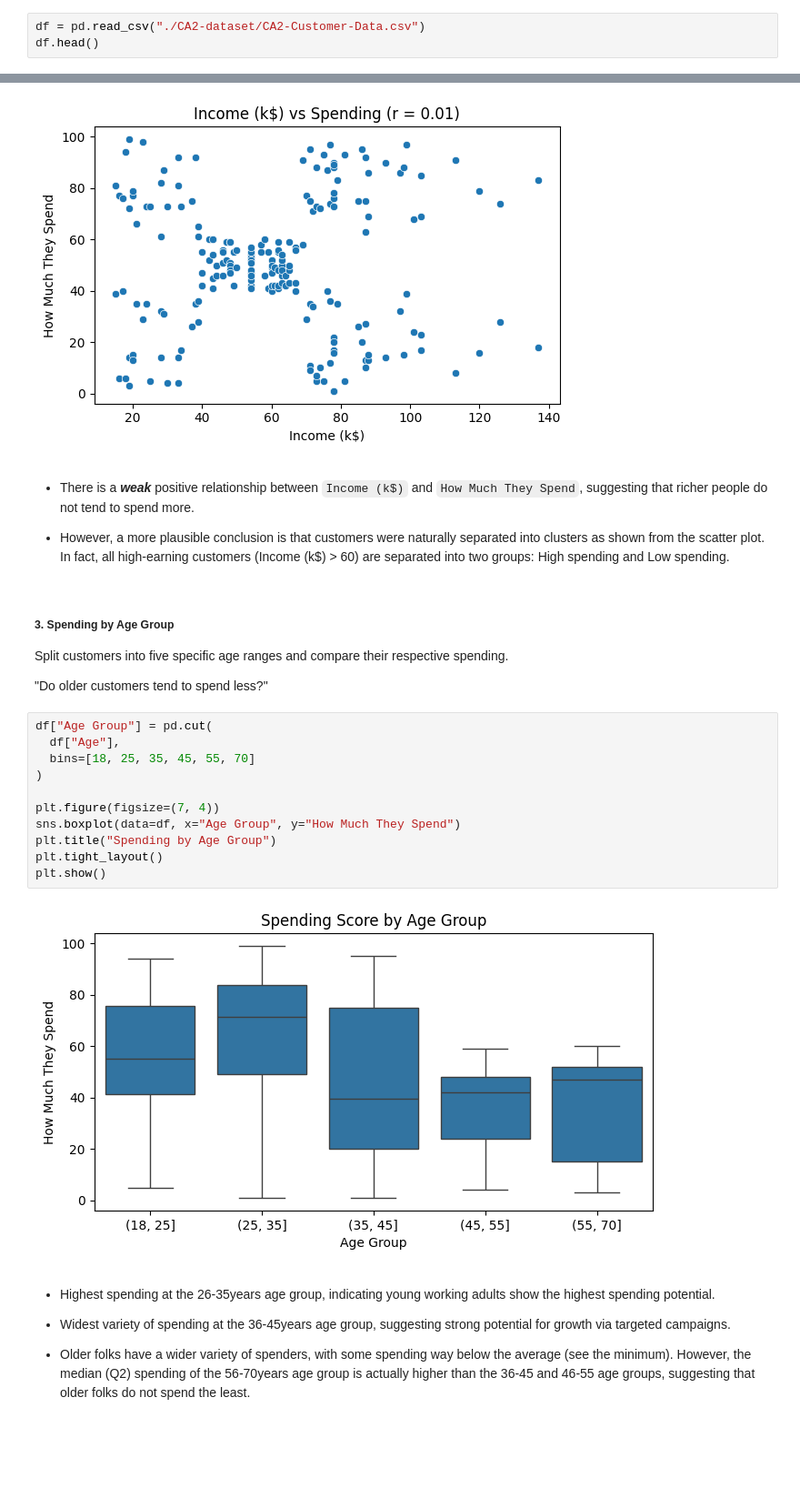
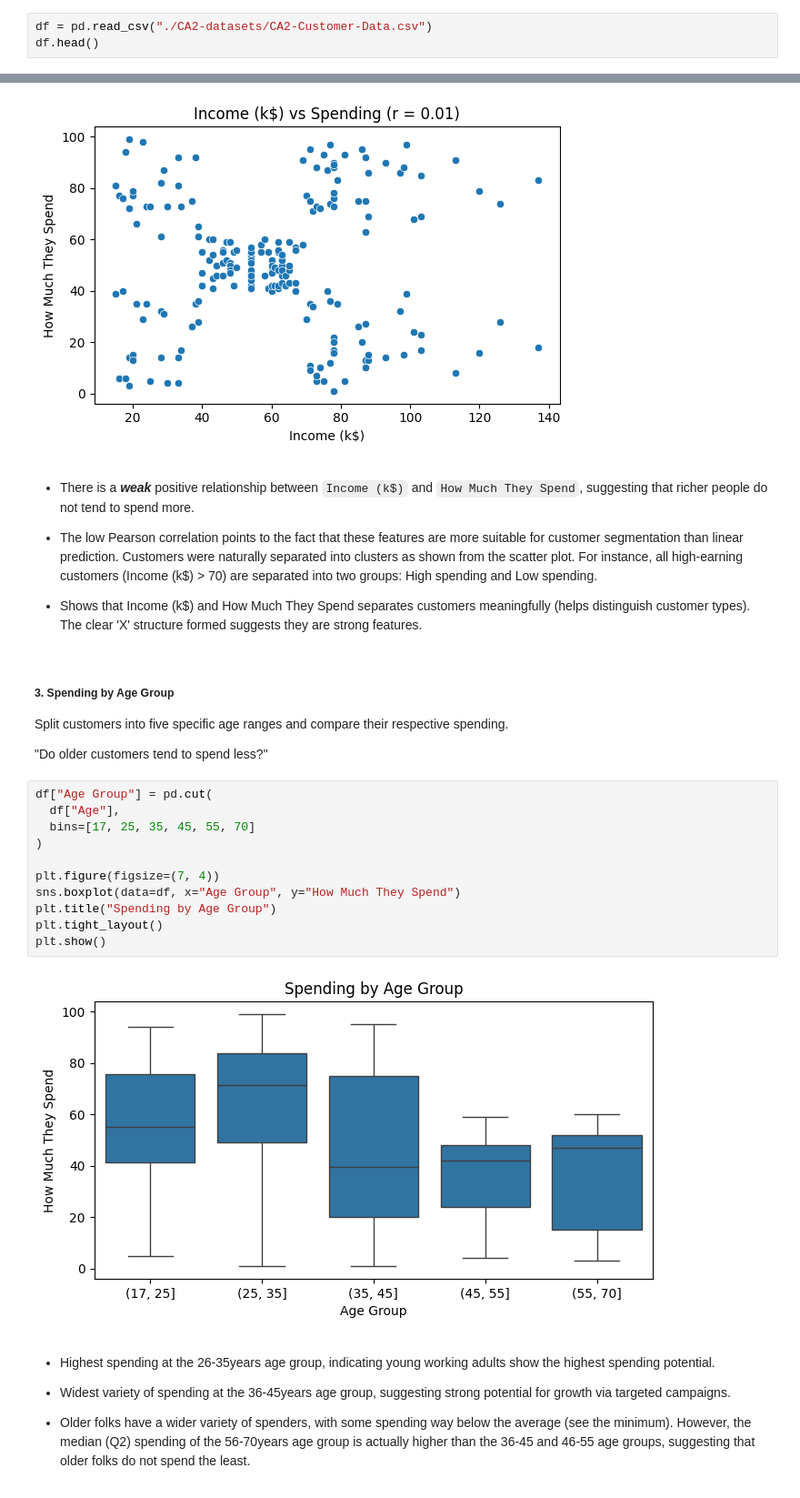
Before and after one commit to lokejer/AIML-clustering-timeseries, a Jupyter notebook: p2510707_CA2_PartA_JeromeLoke.ipynb, the cells around one changed output, grey strips where cells are left out. Shown at 91% size. Drawn from its saved outputs; the diff is of its cells as text; blank space fills up the shorter version.

```diff
--- a/p2510707_CA2_PartA_JeromeLoke.ipynb
+++ b/p2510707_CA2_PartA_JeromeLoke.ipynb
@@ -57,7 +67,7 @@ from sklearn.manifold import TSNE
 # %% [markdown]
 ### Load & Preview Dataset
 # %%
-df = pd.read_csv("./CA2-dataset/CA2-Customer-Data.csv")
+df = pd.read_csv("./CA2-datasets/CA2-Customer-Data.csv")
 df.head()
 # %% [output]
 |  | CustomerID | Gender | Age | Income (k$) | How Much They Spend |
@@ -177,7 +187,9 @@ plt.show()
 # %% [markdown]
 * There is a ***weak*** positive relationship between `Income (k$)` and `How Much They Spend`, suggesting that richer people do not tend to spend more.
 
-* However, a more plausible conclusion is that customers were naturally separated into clusters as shown from the scatter plot. In fact, all high-earning customers (Income (k$) > 60) are separated into two groups: High spending and Low spending.
+* The low Pearson correlation points to the fact that these features are more suitable for customer segmentation than linear prediction. Customers were naturally separated into clusters as shown from the scatter plot. For instance, all high-earning customers (Income (k$) > 70) are separated into two groups: High spending and Low spending.
+
+* Shows that Income (k$) and How Much They Spend separates customers meaningfully (helps distinguish customer types). The clear 'X' structure formed suggests they are strong features.
 # %% [markdown]
 ##### 3. Spending by Age Group
 Split customers into five specific age ranges and compare their respective spending.
@@ -186,16 +198,16 @@ Split customers into five specific age ranges and compare their respective spend
 # %%
 df["Age Group"] = pd.cut(
   df["Age"],
-  bins=[18, 25, 35, 45, 55, 70]
+  bins=[17, 25, 35, 45, 55, 70]
 )
 
 plt.figure(figsize=(7, 4))
 sns.boxplot(data=df, x="Age Group", y="How Much They Spend")
 plt.title("Spending by Age Group")
 plt.tight_layout()
 plt.show()
 # %% [output]
-[figure, old version]
+[figure, new version]
 # %% [markdown]
 * Highest spending at the 26-35years age group, indicating young working adults show the highest spending potential.
 
```
Also changed, not shown: parts of 80 cells of this notebook.
